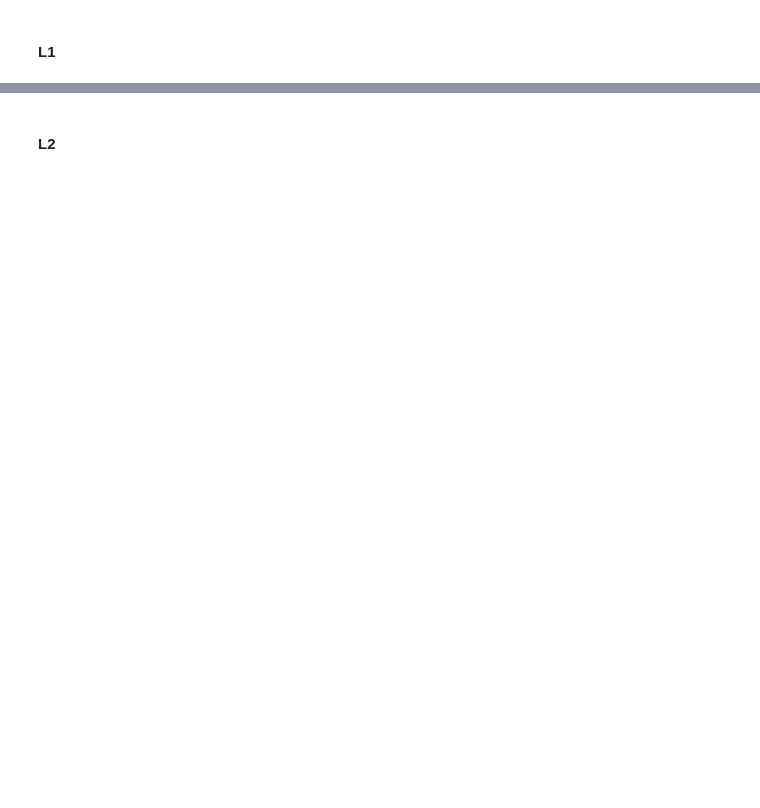
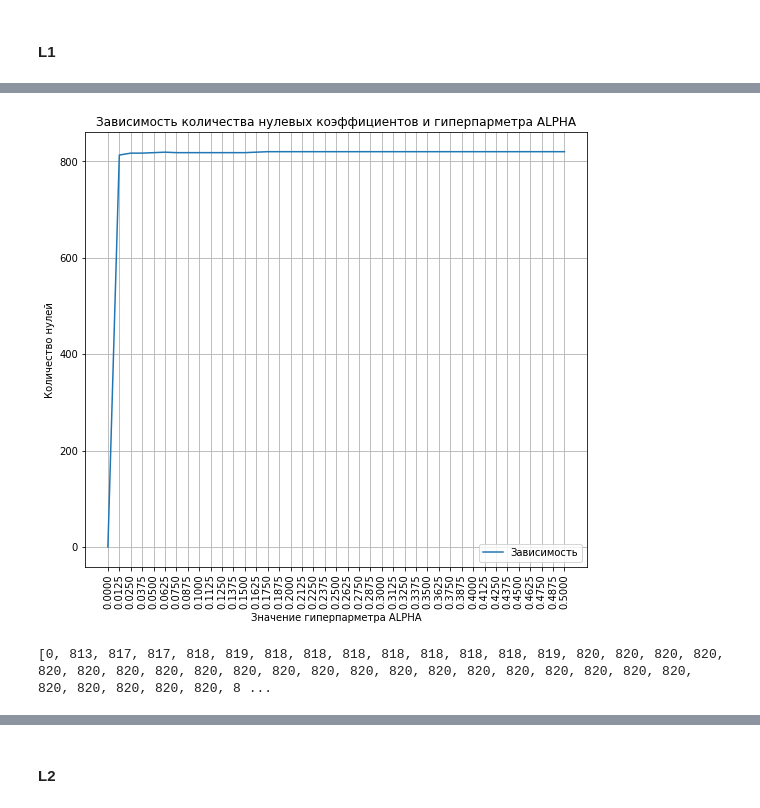
Before and after one commit to DIVIGL1/RSSchool-ML-Open-Course, a Jupyter notebook: 4_overfitting_regularization/overfitting_regularization.ipynb, the cells around one changed output, grey strips where cells are left out. Drawn from its saved outputs; the diff is of its cells as text; code cells hidden in the pictures; blank space fills up the shorter version.

```diff
--- a/4_overfitting_regularization/overfitting_regularization.ipynb
+++ b/4_overfitting_regularization/overfitting_regularization.ipynb
@@ -383,0 +664,16 @@ Please do a discovery on your own and find that out empirically (both for **L1**
+# %%
+plt.figure(figsize=(9, 8))
+plt.plot(ALPHAS, zeros_of_alpha_counter, label='Зависимость')
+plt.title("Зависимость количества нулевых коэффициентов и гиперпарметра ALPHA")
+plt.xlabel("Значение гиперпарметра ALPHA")
+plt.ylabel("Количество нулей")
+plt.grid(True)
+plt.xticks(ALPHAS, rotation='vertical')
+plt.legend()
+plt.show()
+# %% [output]
+[figure, added]
+# %%
+print(zeros_of_alpha_counter)
+# %% [output]
+[0, 813, 817, 817, 818, 819, 818, 818, 818, 818, 818, 818, 818, 819, 820, 820, 820, 820, 820, 820, 820, 820, 820, 820, 820, 820, 820, 820, 820, 820, 820, 820, 820, 820, 820, 820, 820, 820, 820, 820, 8 ...
```
Also changed, not shown: parts of 81 cells of this notebook.
